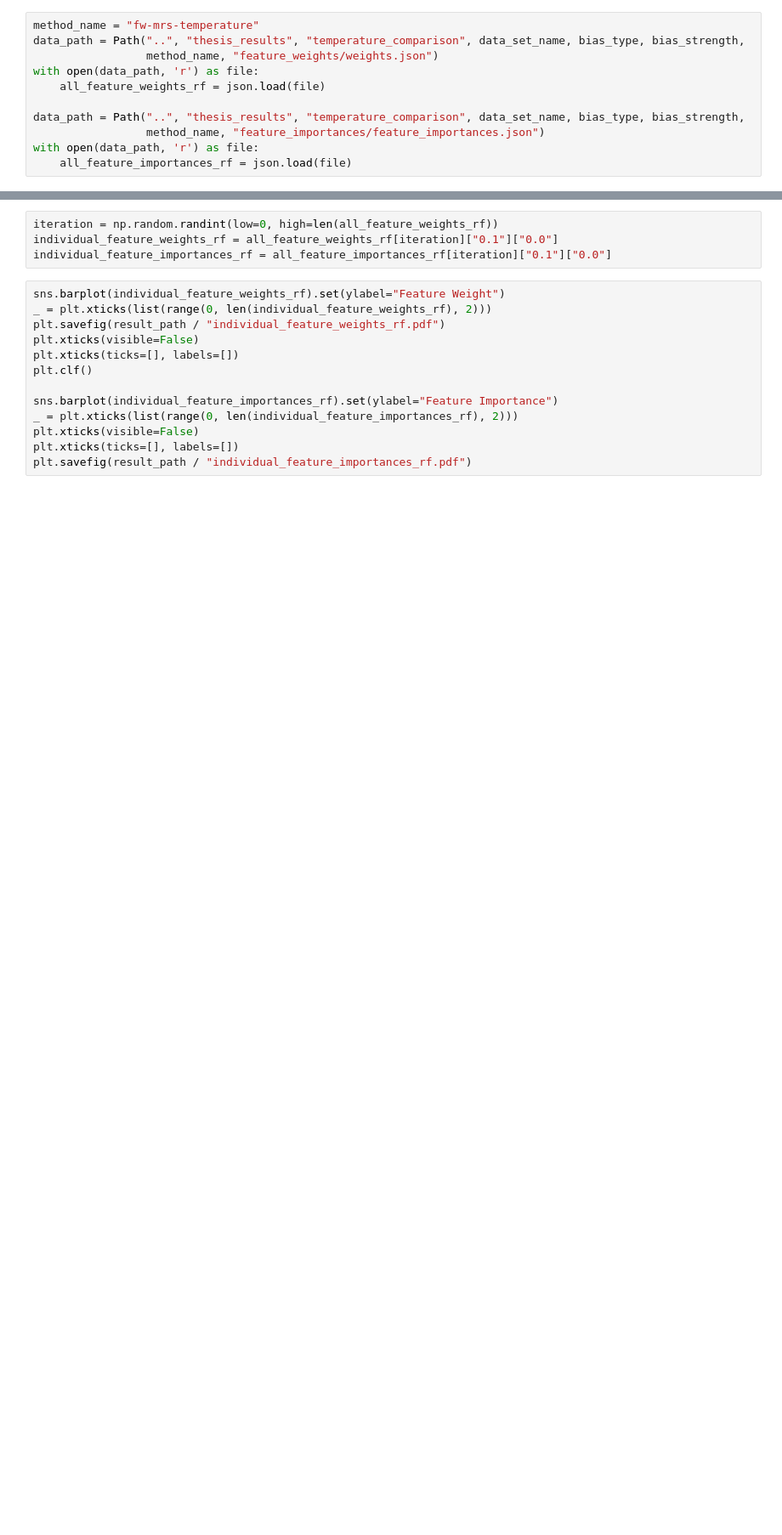
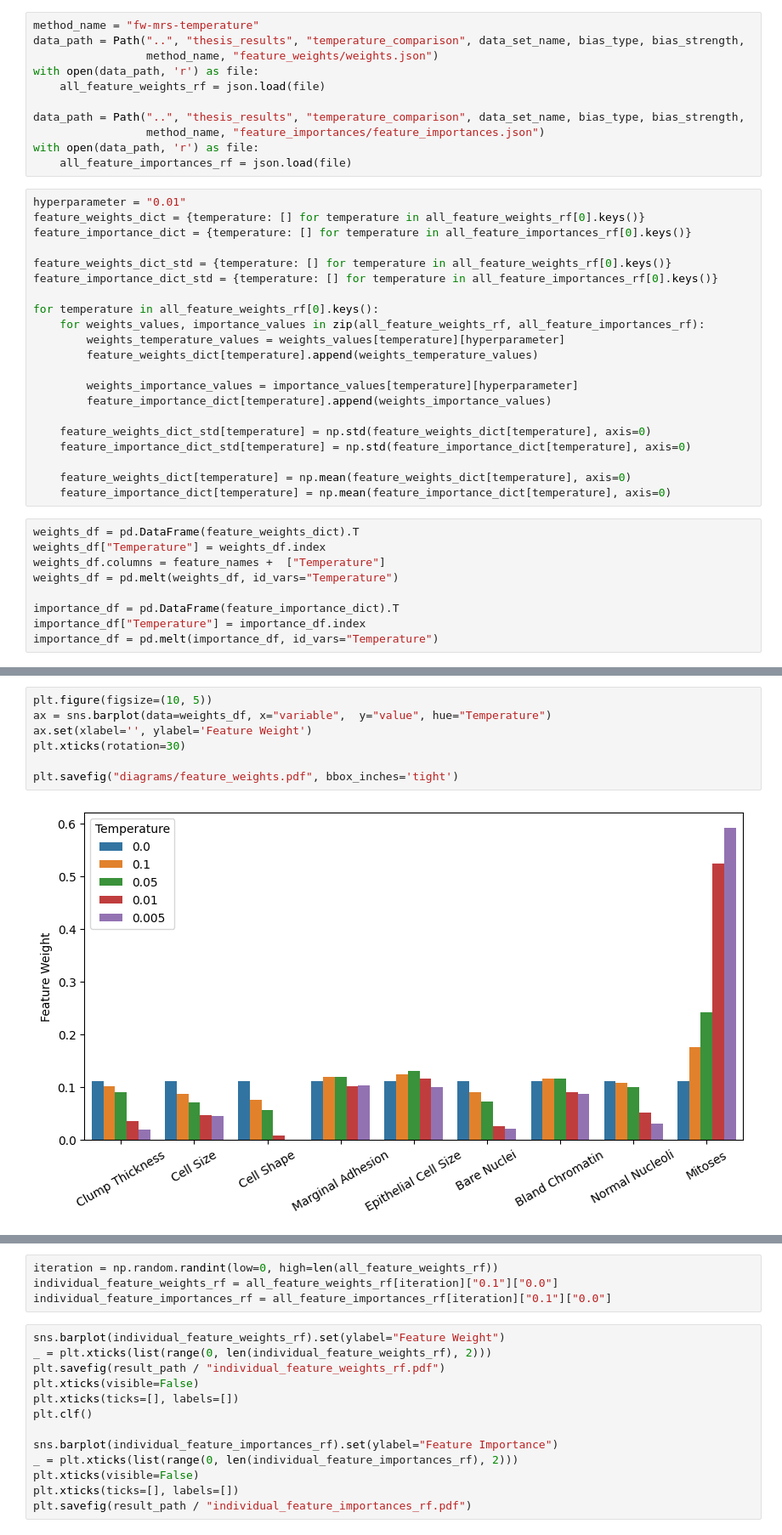
Before and after one commit to kramerlab/FeatureWeightDebiasing, a Jupyter notebook: notebooks/plot_feature_weights.ipynb, the cells around one changed output, grey strips where cells are left out. Shown: that part at 85% size. Cells and saved outputs as stored; diff of their text form; blank space fills up the shorter version.

```diff
--- a/notebooks/plot_feature_weights.ipynb
+++ b/notebooks/plot_feature_weights.ipynb
@@ -25,3 +37,33 @@ data_path = Path("..", "thesis_results", "temperature_comparison", data_set_name
                  method_name, "feature_importances/feature_importances.json")
 with open(data_path, 'r') as file:
     all_feature_importances_rf = json.load(file)
+# %%
+hyperparameter = "0.01"
+feature_weights_dict = {temperature: [] for temperature in all_feature_weights_rf[0].keys()}
+feature_importance_dict = {temperature: [] for temperature in all_feature_importances_rf[0].keys()}
+
+feature_weights_dict_std = {temperature: [] for temperature in all_feature_weights_rf[0].keys()}
+feature_importance_dict_std = {temperature: [] for temperature in all_feature_importances_rf[0].keys()}
+
+for temperature in all_feature_weights_rf[0].keys():
+    for weights_values, importance_values in zip(all_feature_weights_rf, all_feature_importances_rf):
+        weights_temperature_values = weights_values[temperature][hyperparameter]
+        feature_weights_dict[temperature].append(weights_temperature_values)
+
+        weights_importance_values = importance_values[temperature][hyperparameter]
+        feature_importance_dict[temperature].append(weights_importance_values)
+
+    feature_weights_dict_std[temperature] = np.std(feature_weights_dict[temperature], axis=0)
+    feature_importance_dict_std[temperature] = np.std(feature_importance_dict[temperature], axis=0)
+
+    feature_weights_dict[temperature] = np.mean(feature_weights_dict[temperature], axis=0)
+    feature_importance_dict[temperature] = np.mean(feature_importance_dict[temperature], axis=0)
+# %%
+weights_df = pd.DataFrame(feature_weights_dict).T
+weights_df["Temperature"] = weights_df.index
+weights_df.columns = feature_names +  ["Temperature"]
+weights_df = pd.melt(weights_df, id_vars="Temperature")
+
+importance_df = pd.DataFrame(feature_importance_dict).T
+importance_df["Temperature"] = importance_df.index
+importance_df = pd.melt(importance_df, id_vars="Temperature")
@@ -27,0 +88,9 @@ with open(data_path, 'r') as file:
+# %%
+plt.figure(figsize=(10, 5))
+ax = sns.barplot(data=weights_df, x="variable",  y="value", hue="Temperature")
+ax.set(xlabel='', ylabel='Feature Weight')
+plt.xticks(rotation=30)
+
+plt.savefig("diagrams/feature_weights.pdf", bbox_inches='tight')
+# %% [output]
+[figure, added]
```
Also changed, not shown: parts of 8 cells of this notebook, 13 other files.
